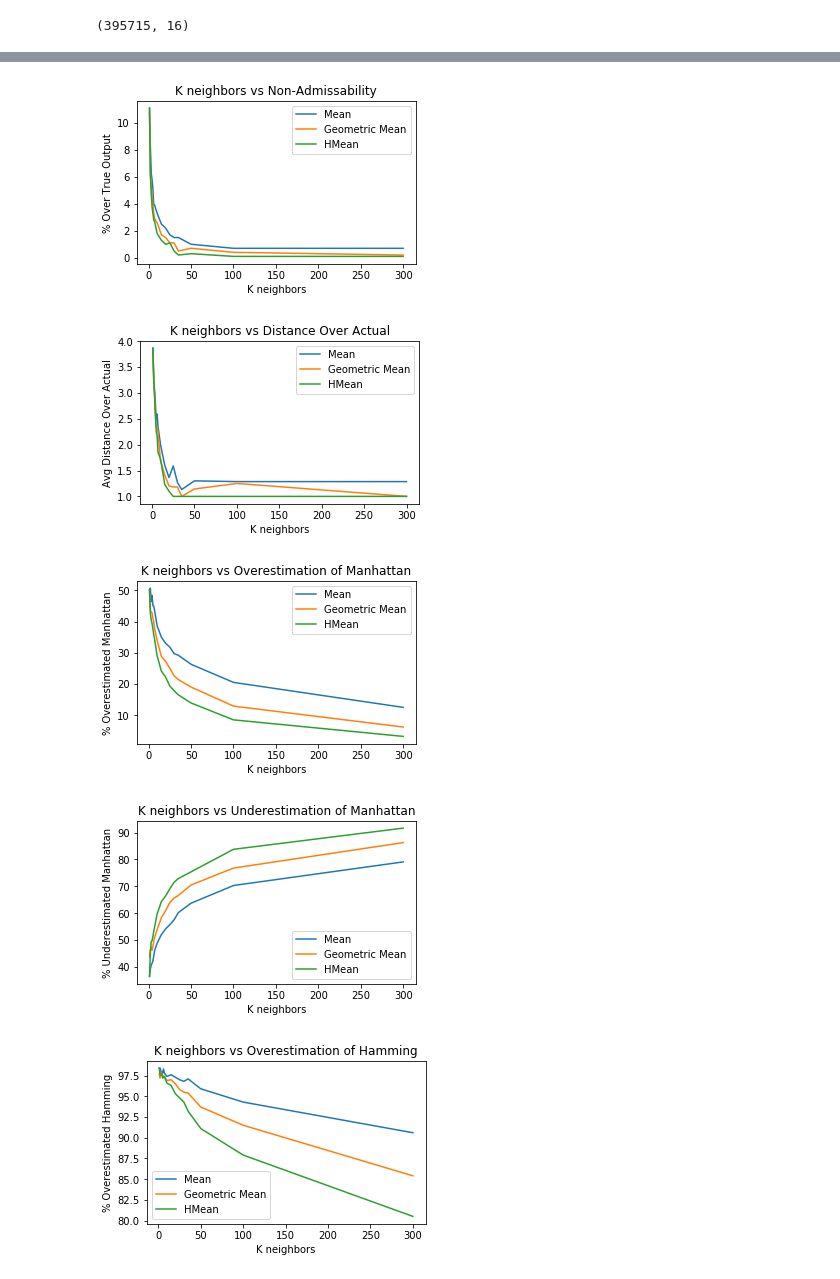
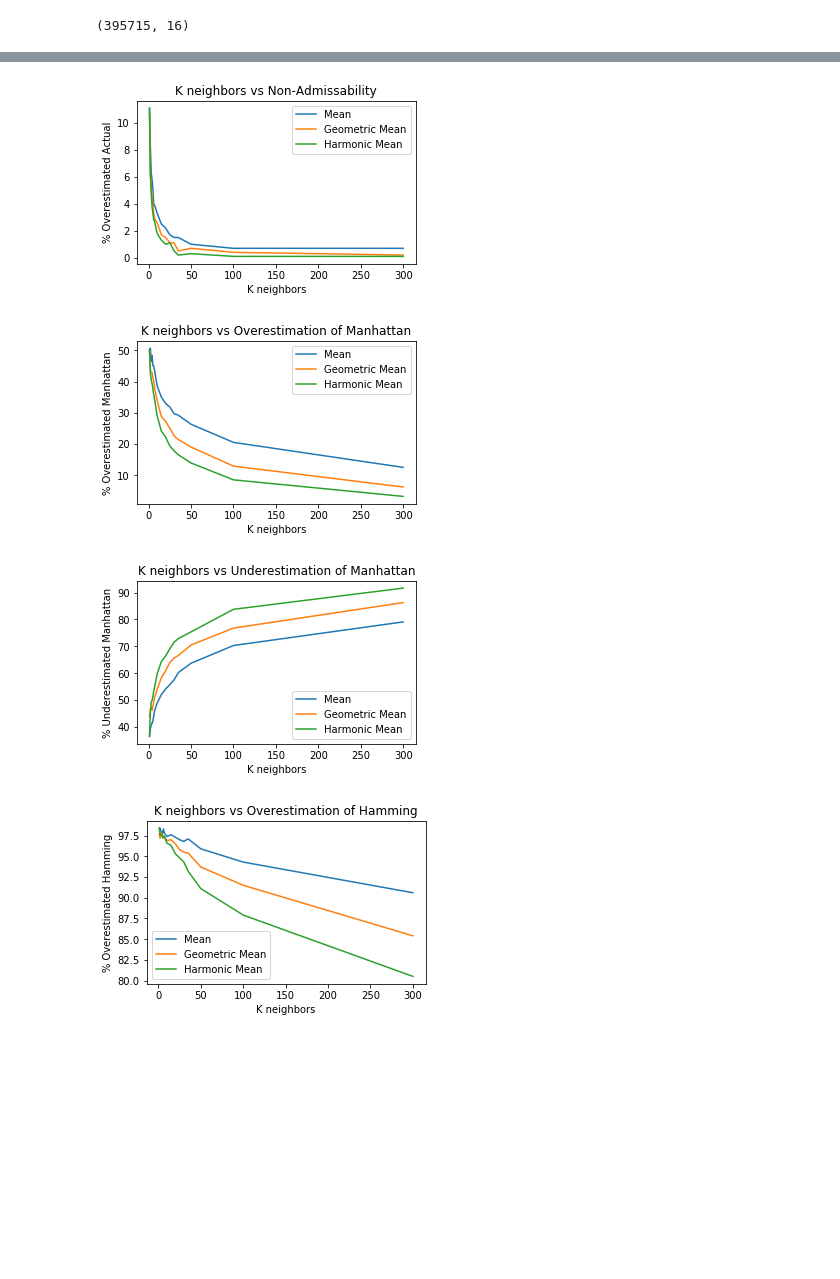
Before and after one commit to lvalenci/15_puzzle_learned_heuristic, a Jupyter notebook: knn_find_best.ipynb, the cells around one changed output, grey strips where cells are left out. Saved outputs shown, nothing was run; the diff lists cells and outputs as text; code cells hidden in the pictures; blank space fills up the shorter version.

```diff
--- a/knn_find_best.ipynb
+++ b/knn_find_best.ipynb
@@ -11,10 +11,10 @@ neighbors' predictions, and 3) harmonic mean of
 neighbors' predictions.
 
 Tested model on "Test_boards.txt" and recorded
-various statistics (# times overestimated true output,
-# of times overestimated manhattan heuristic, etc) of
-the models in order to find the optimal K
-and type of mean to use in making predictions.
+various performance metrics (e.g. # times overestimated
+true output, # of times overestimated manhattan
+heuristic) of the models in order to find the optimal
+K and type of mean to use in making predictions.
 '''
 
 from numba import njit, jit
@@ -327,17 +326,17 @@ for g in range(len(K)):
 
 
     # Append stats for later plotting.
-    avg_e_admiss_mean.append(avg_dist_over_mean_i)
+    avg_e_admiss_mean.append(len(dist_over_mean_i)/len(X_test))
     perc_over_man_mean.append(len(dist_over_man_mean_i)/len(X_test))
     perc_under_man_mean.append(len(dist_under_man_mean_i)/len(X_test))
     perc_over_ham_mean.append(len(dist_over_ham_mean_i)/len(X_test))
 
-    avg_e_admiss_gmean.append(avg_dist_over_gmean_i)
+    avg_e_admiss_gmean.append(len(dist_over_gmean_i)/len(X_test))
     perc_over_man_gmean.append(len(dist_over_man_gmean_i)/len(X_test))
     perc_under_man_gmean.append(len(dist_under_man_gmean_i)/len(X_test))
     perc_over_ham_gmean.append(len(dist_over_ham_gmean_i)/len(X_test))
 
-    avg_e_admiss_mode.append(avg_dist_over_mode_i)
+    avg_e_admiss_mode.append(len(dist_over_mode_i)/len(X_test))
     perc_over_man_mode.append(len(dist_over_man_mode_i)/len(X_test))
     perc_under_man_mode.append(len(dist_under_man_mode_i)/len(X_test))
     perc_over_ham_mode.append(len(dist_over_ham_mode_i)/len(X_test))
@@ -413,26 +412,20 @@ Percent under Hamming:  0.133
-# %%
-# Surgery, made some assignment mistakes in the loop over K's.
-avg_dist_over_mean = avg_e_admiss_mean
-avg_dist_over_gmean = avg_e_admiss_gmean
-avg_dist_over_mode = avg_e_admiss_mode
-# %%
-# Surgery, made some assignment mistakes in the loop over K's.
-avg_e_admiss_mean = [11.1, 8.3, 6.3, 5.8, 5.1, 3.9, 3.9, 3.3, 2.5, 2.2, 1.7, 1.5, 1.5, 1.0, 0.7, 0.7]
-avg_e_admiss_gmean = [10.7, 6.3, 5.3, 4.7, 3.9, 3.3, 2.9, 2.6, 1.7, 1.5, 1.1, 1.1, 0.5, 0.7, 0.4, 0.2]
-avg_e_admiss_mode = [11.1, 6.2, 4.8, 3.8, 3.3, 2.8, 2.7, 1.8, 1.3, 1, 1.1, 0.5, 0.2, 0.3, 0.1, 0.1]
 # %%
 # Matplotlib Plotting
 
 fig = plt.figure(figsize=(5, 3))
 plt.plot(K, avg_e_admiss_mean, label='Mean')
 plt.plot(K, avg_e_admiss_gmean, label='Geometric Mean')
-plt.plot(K, avg_e_admiss_mode, label='HMean')
+plt.plot(K, avg_e_admiss_mode, label='Harmonic Mean')
 plt.legend()
 plt.title("K neighbors vs Non-Admissability")
 plt.xlabel("K neighbors")
-plt.ylabel("% Over True Output")
+plt.ylabel("% Overestimated Actual")
 plt.show()
 
+'''
+Removed this plot/metric after development.
+To reinstate, would need to create relavant
+lists and append respective values inside the loop.
 
 fig = plt.figure(figsize=(5, 3))
 plt.plot(K, avg_dist_over_mean, label='Mean')
@@ -443,39 +436,39 @@ plt.title("K neighbors vs Distance Over Actual")
 plt.xlabel("K neighbors")
 plt.ylabel("Avg Distance Over Actual")
 plt.show()
+'''
 
 plt.figure(figsize=(5, 3))
 plt.plot(K, perc_over_man_mean, label='Mean')
 plt.plot(K, perc_over_man_gmean, label='Geometric Mean')
-plt.plot(K, perc_over_man_mode, label='HMean')
+plt.plot(K, perc_over_man_mode, label='Harmonic Mean')
 plt.legend()
 plt.title("K neighbors vs Overestimation of Manhattan")
 plt.xlabel("K neighbors")
 plt.ylabel("% Overestimated Manhattan")
 plt.show()
 
 plt.figure(figsize=(5, 3))
 plt.plot(K, perc_under_man_mean, label='Mean')
 plt.plot(K, perc_under_man_gmean, label='Geometric Mean')
-plt.plot(K, perc_under_man_mode, label='HMean')
+plt.plot(K, perc_under_man_mode, label='Harmonic Mean')
 plt.legend()
 plt.title("K neighbors vs Underestimation of Manhattan")
 plt.xlabel("K neighbors")
 plt.ylabel("% Underestimated Manhattan")
 plt.show()
 
 plt.figure(figsize=(5, 3))
 plt.plot(K, perc_over_ham_mean, label='Mean')
 plt.plot(K, perc_over_ham_gmean, label='Geometric Mean')
-plt.plot(K, perc_over_ham_mode, label='HMean')
+plt.plot(K, perc_over_ham_mode, label='Harmonic Mean')
 plt.legend()
 plt.title("K neighbors vs Overestimation of Hamming")
 plt.xlabel("K neighbors")
 plt.ylabel("% Overestimated Hamming")
 plt.show()
 # %% [output]
-[figure, old version]
+[figure, new version]
-[figure, old version]
+[figure, new version]
-[figure, old version]
+[figure, new version]
-[figure, old version]
+[figure, new version]
-[figure, removed]
```
Also changed, not shown: parts of 4 cells of this notebook, 2 other files.
